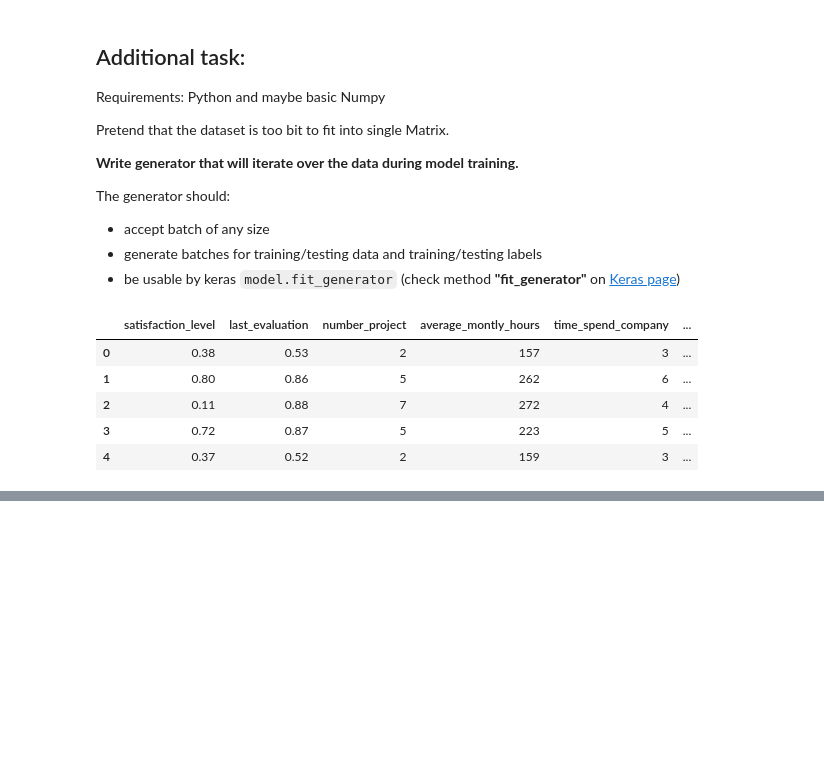
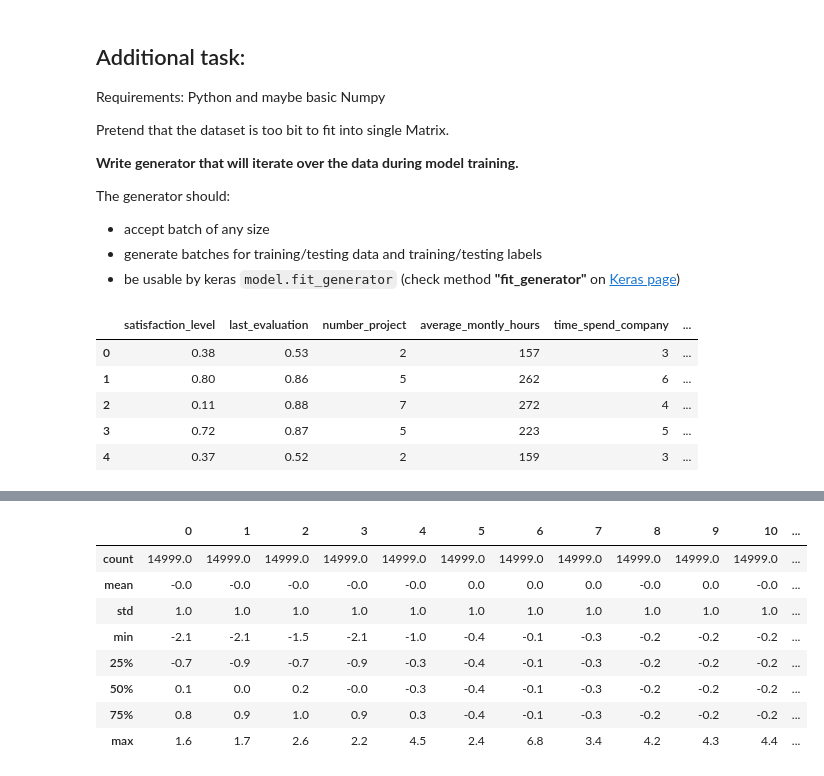
Before and after one commit to bartgras/Practical-Machine-Learning-meetup, a Jupyter notebook: Human Resources prediction.ipynb, the cells around one changed output, grey strips where cells are left out. Cells and saved outputs as stored; diff of their text form; code cells hidden in the pictures; blank space fills up the shorter version.

```diff
--- a/Human Resources prediction.ipynb
+++ b/Human Resources prediction.ipynb
@@ -65,0 +67,6 @@ plt.show()
+# %%
+# one-hot encode sales
+hr_data = hr_dataset.join(pd.get_dummies(hr_dataset['sales']), rsuffix='_dept').drop('sales', axis=1)
+
+# one-hot encode salary
+hr_data = hr_data.join(pd.get_dummies(hr_dataset['salary']), rsuffix='_salary').drop('salary', axis=1)
@@ -65,0 +77,3 @@ plt.show()
+# %%
+labels = hr_data[['left']]
+feats = hr_data.drop('left', axis=1)
@@ -65,0 +84,18 @@ plt.show()
+# %%
+# normalize data
+from sklearn.preprocessing import StandardScaler
+
+ss = StandardScaler()
+df = pd.DataFrame(ss.fit_transform(feats))
+
+df.describe().round(1)
+# %% [output]
+|  | 0 | 1 | 2 | 3 | 4 | 5 | 6 | 7 | 8 | 9 | 10 | ... |
+| count | 14999.0 | 14999.0 | 14999.0 | 14999.0 | 14999.0 | 14999.0 | 14999.0 | 14999.0 | 14999.0 | 14999.0 | 14999.0 | ... |
+| mean | -0.0 | -0.0 | -0.0 | -0.0 | -0.0 | 0.0 | 0.0 | 0.0 | -0.0 | 0.0 | -0.0 | ... |
+| std | 1.0 | 1.0 | 1.0 | 1.0 | 1.0 | 1.0 | 1.0 | 1.0 | 1.0 | 1.0 | 1.0 | ... |
+| min | -2.1 | -2.1 | -1.5 | -2.1 | -1.0 | -0.4 | -0.1 | -0.3 | -0.2 | -0.2 | -0.2 | ... |
+| 25% | -0.7 | -0.9 | -0.7 | -0.9 | -0.3 | -0.4 | -0.1 | -0.3 | -0.2 | -0.2 | -0.2 | ... |
+| 50% | 0.1 | 0.0 | 0.2 | -0.0 | -0.3 | -0.4 | -0.1 | -0.3 | -0.2 | -0.2 | -0.2 | ... |
+| 75% | 0.8 | 0.9 | 1.0 | 0.9 | 0.3 | -0.4 | -0.1 | -0.3 | -0.2 | -0.2 | -0.2 | ... |
+| max | 1.6 | 1.7 | 2.6 | 2.2 | 4.5 | 2.4 | 6.8 | 3.4 | 4.2 | 4.3 | 4.4 | ... |
```
Also changed, not shown: parts of 13 cells of this notebook.
